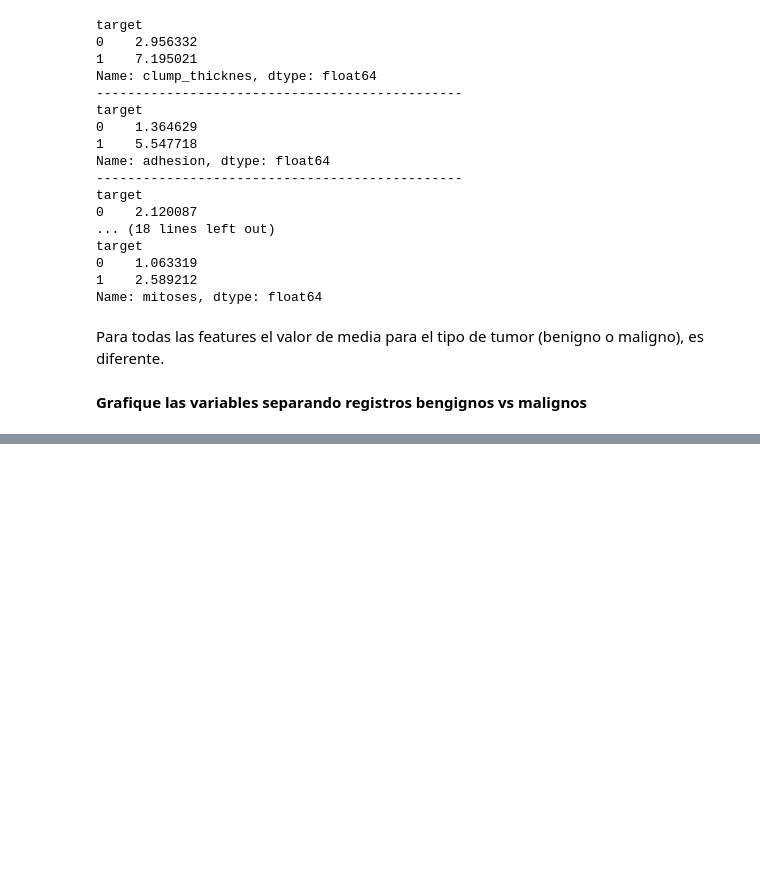
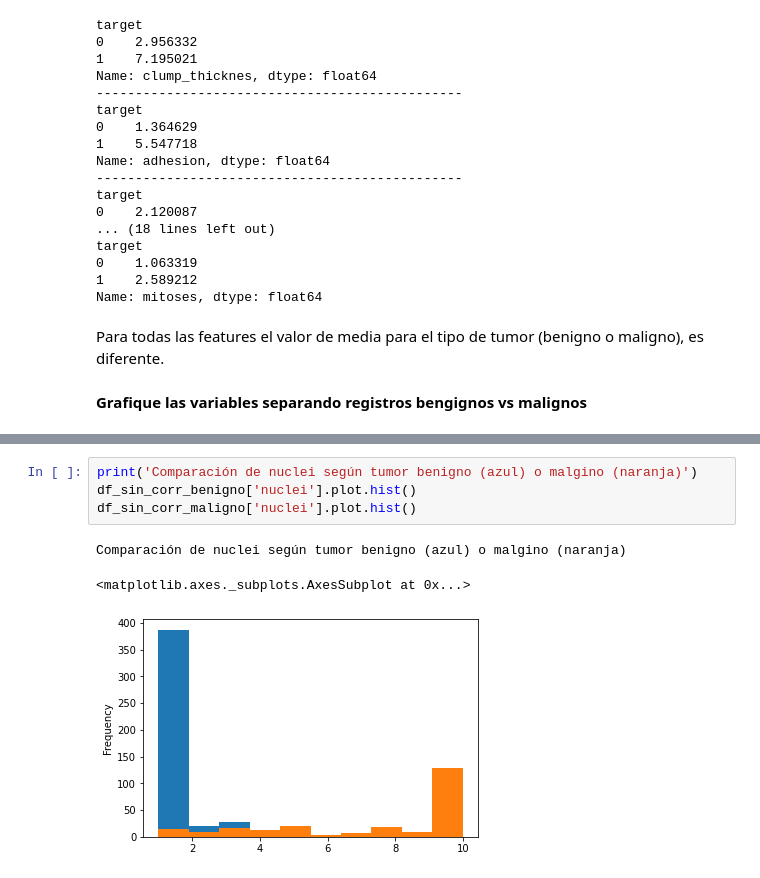
Before and after one commit to Ecaballero333/Ort_Machine_Learning, a Jupyter notebook: Tarea1.ipynb, the cells around one changed output, grey strips where cells are left out. Drawn from its saved outputs; the diff is of its cells as text; blank space fills up the shorter version.

```diff
--- a/Tarea1.ipynb
+++ b/Tarea1.ipynb
@@ -337,0 +365,8 @@ Para todas las features el valor de media para el tipo de tumor (benigno o malig
+# %%
+print('Comparación de nuclei según tumor benigno (azul) o malgino (naranja)')
+df_sin_corr_benigno['nuclei'].plot.hist()
+df_sin_corr_maligno['nuclei'].plot.hist()
+# %% [output]
+Comparación de nuclei según tumor benigno (azul) o malgino (naranja)
+<matplotlib.axes._subplots.AxesSubplot at 0x...>
+[figure, added]
```
Also changed, not shown: parts of 8 cells of this notebook.
